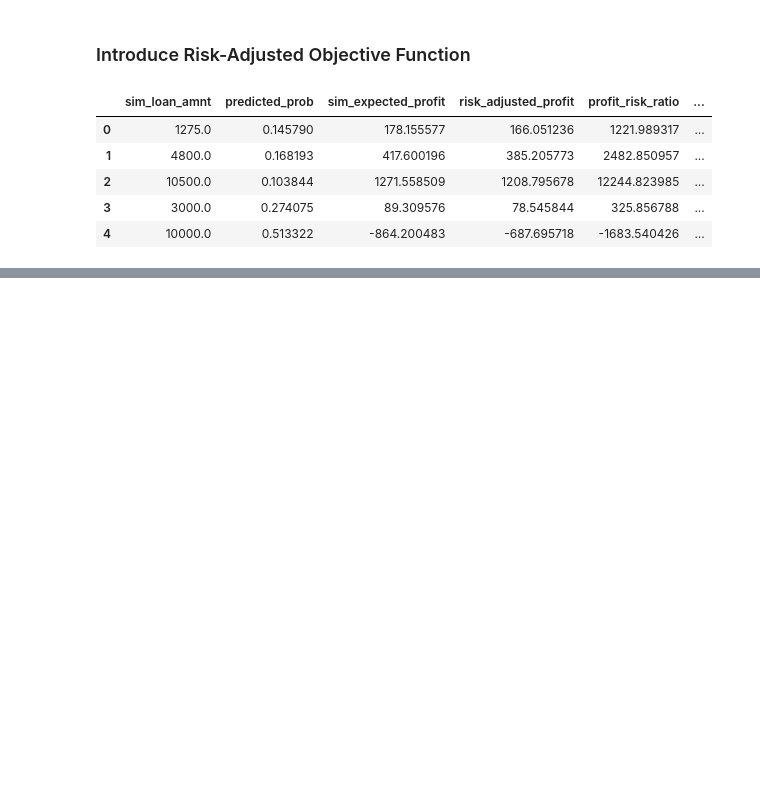
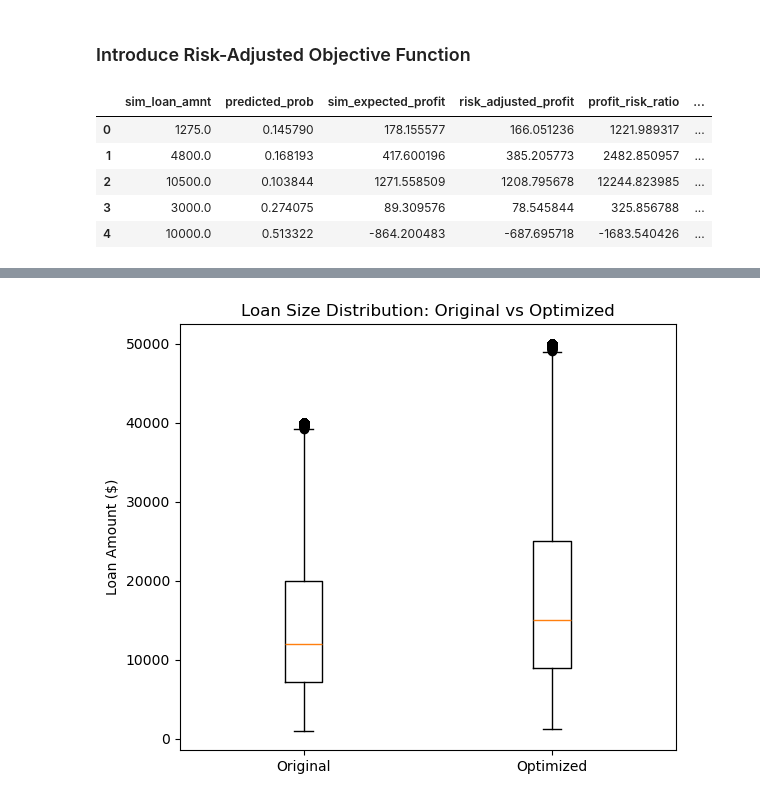
Before and after one commit to SU-IST707-SP26/group-project-data-dopes, a Jupyter notebook: work/Policy_Simulation.ipynb, the cells around one changed output, grey strips where cells are left out. Cells and saved outputs as stored; diff of their text form; code cells hidden in the pictures; blank space fills up the shorter version.

```diff
--- a/work/Policy_Simulation.ipynb
+++ b/work/Policy_Simulation.ipynb
@@ -221,0 +280,13 @@ final_policy.head()
+# %%
+# box plot comparing the two distributions side by side
+fig, ax = plt.subplots(figsize=(6, 5))
+ax.boxplot(
+    [final_policy["loan_amnt"], final_policy["sim_loan_amnt"]],
+    labels=["Original", "Optimized"]
+)
+ax.set_ylabel("Loan Amount ($)")
+ax.set_title("Loan Size Distribution: Original vs Optimized")
+plt.tight_layout()
+plt.show()
+# %% [output]
+[figure, added]
```
Also changed, not shown: parts of 8 cells of this notebook.
